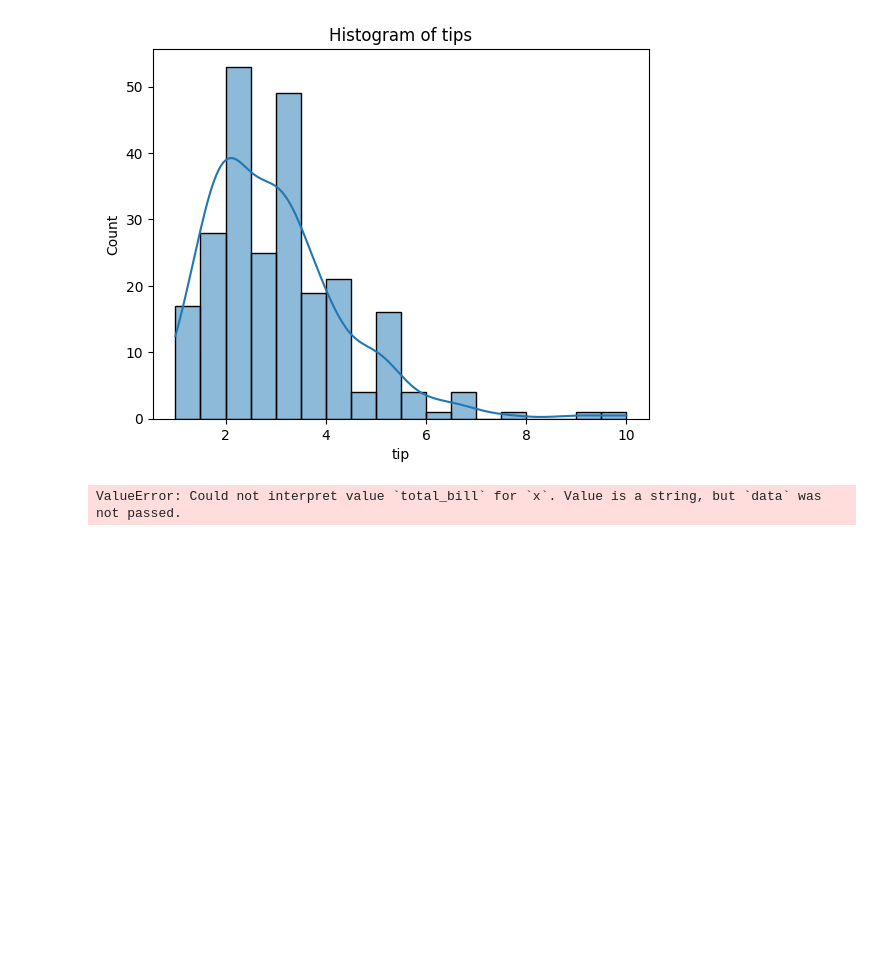
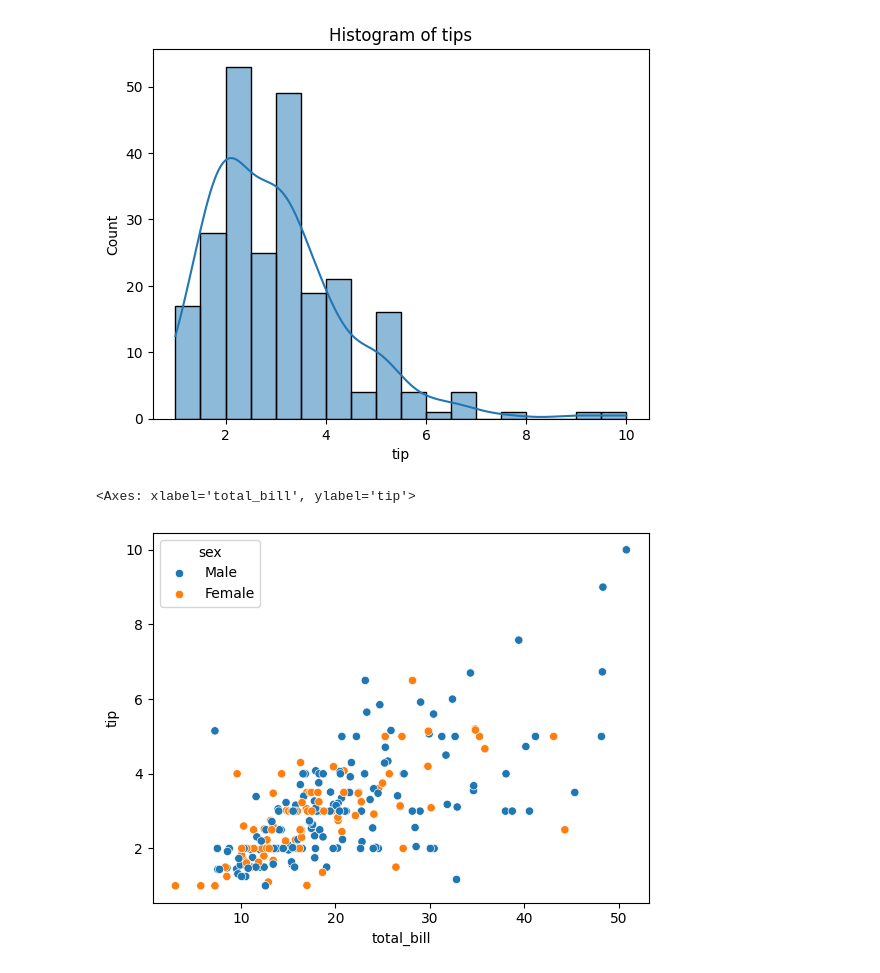
Before and after one commit to jeniferGoncalvesDaSilvaDev/Estatistica-python, a Jupyter notebook: data_viz.ipynb, the cells around one changed output. Drawn from its saved outputs; the diff is of its cells as text; code cells hidden in the pictures; blank space fills up the shorter version.

```diff
--- a/data_viz.ipynb
+++ b/data_viz.ipynb
@@ -43,6 +43,7 @@ print(hist_tip())
 Text(0.5, 1.0, 'Histogram of tips')
 [figure]
 # %%
-sb.scatterplot(x="total_bill", y="tip", hue="sex")
+sb.scatterplot(x="total_bill", y="tip", hue="sex", data=data)
 # %% [output]
-ValueError: Could not interpret value `total_bill` for `x`. Value is a string, but `data` was not passed.
+<Axes: xlabel='total_bill', ylabel='tip'>
+[figure, added]
```
